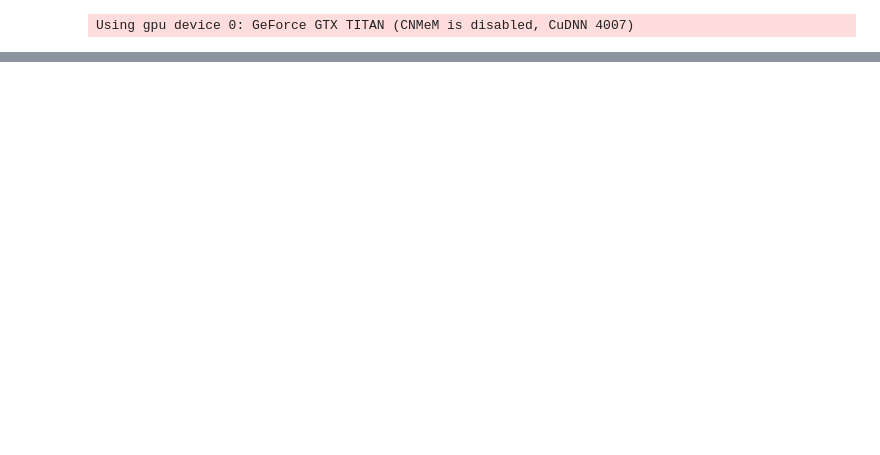
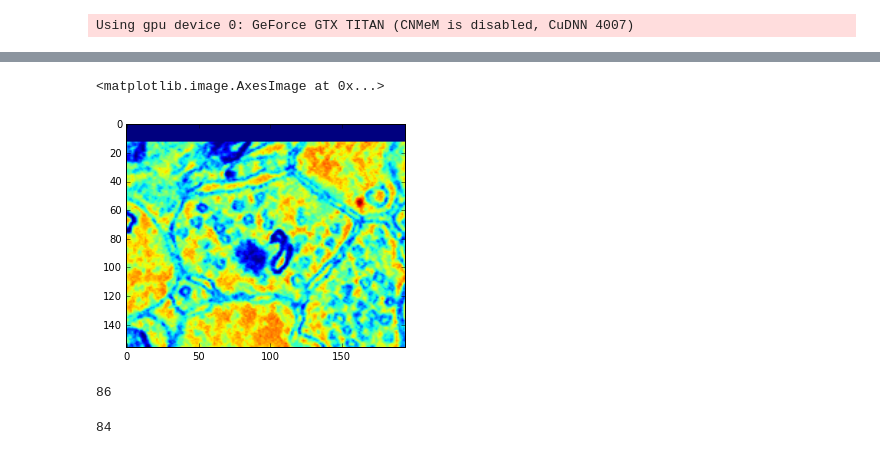
Before and after one commit to SrutiBh/mlproof, a Jupyter notebook: CNN_STATS.ipynb, the cells around one changed output, grey strips where cells are left out. Cells and saved outputs as stored; diff of their text form; code cells hidden in the pictures; blank space fills up the shorter version.

```diff
--- a/CNN_STATS.ipynb
+++ b/CNN_STATS.ipynb
@@ -29,0 +39,2 @@ Loaded /home/d/patches//cylinder1/ in 0.0532689094543 seconds.
+# %%
+me = Stats.run_dojo_xp(cnn)
@@ -29,0 +62,17 @@ Loaded /home/d/patches//cylinder1/ in 0.0532689094543 seconds.
+# %%
+    input_image, input_prob, input_gold, input_rhoana, dojo_bbox = mlp.Legacy.read_dojo_data()
+# %%
+a,b,c,d,e,f,g,h,i = mlp.Legacy.get_merge_error_image(input_image[0], input_rhoana[0], 17, me[0][3][0][1])
+# %%
+imshow(a)
+# %% [output]
+<matplotlib.image.AxesImage at 0x...>
+[figure, added]
+# %%
+f.max()
+# %% [output]
+86
+# %%
+input_rhoana[0].max()
+# %% [output]
+84
```
Also changed, not shown: parts of 16 cells of this notebook, 11 other files.
